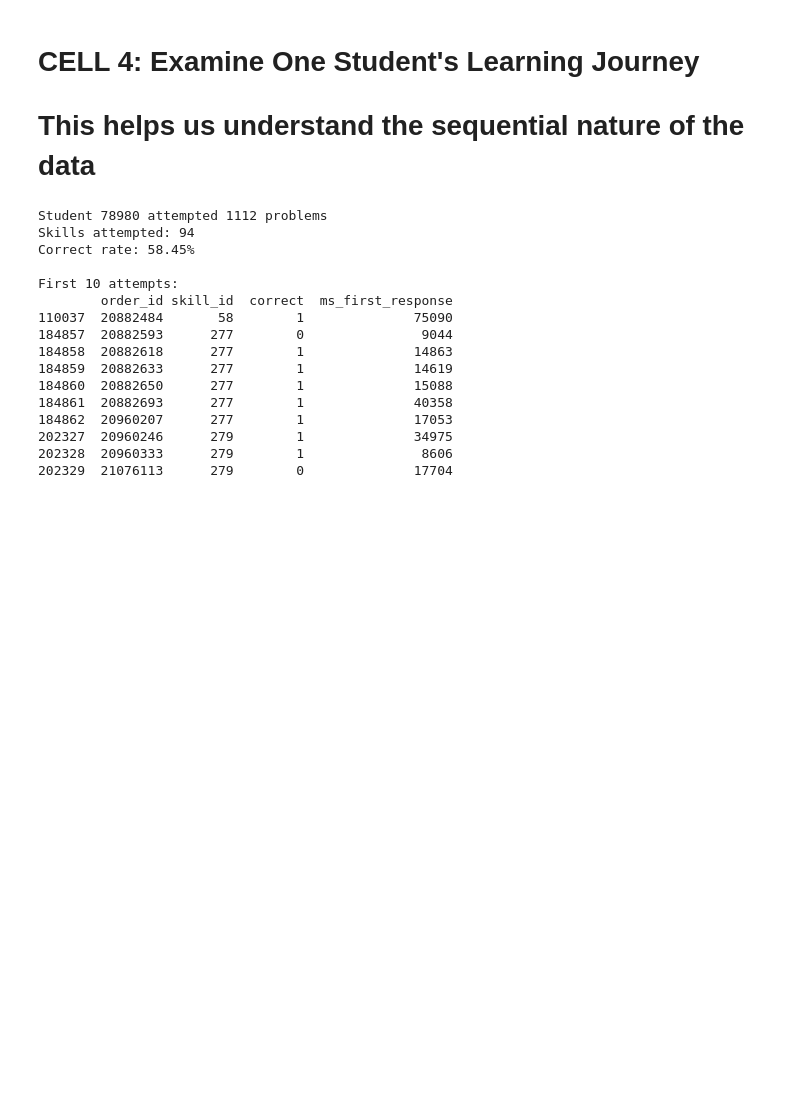
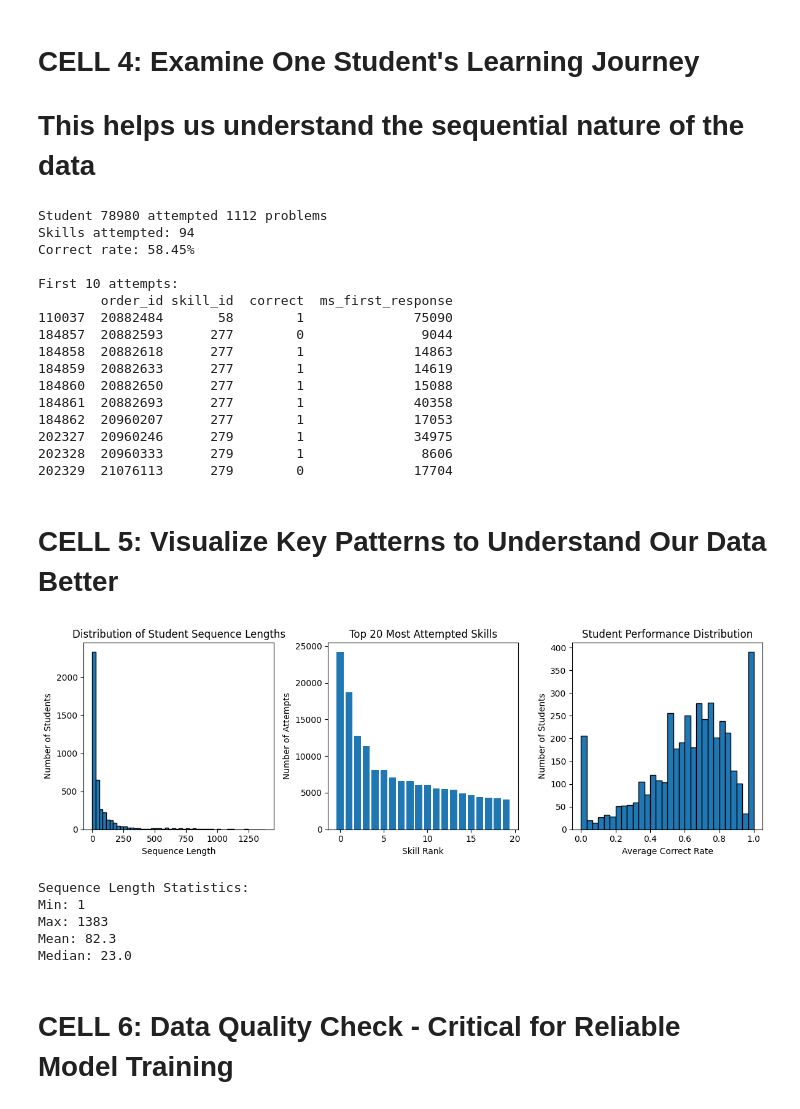
Before and after one commit to AmurdAmzer/MSCS_Thesis_Implementation_Codes, a Jupyter notebook: SAKTPaperImplementation.ipynb, the cells around one changed output. Cells and saved outputs as stored; diff of their text form; code cells hidden in the pictures; blank space fills up the shorter version.

```diff
--- a/SAKTPaperImplementation.ipynb
+++ b/SAKTPaperImplementation.ipynb
@@ -125,3 +126,64 @@ First 10 attempts:
 202327  20960246      279        1              34975
 202328  20960333      279        1               8606
 202329  21076113      279        0              17704
+# %% [markdown]
+# CELL 5: Visualize Key Patterns to Understand Our Data Better
+# %%
+# CELL 5: Visualize Key Patterns to Understand Our Data Better
+
+# Calculate sequence length for each student (how many problems each student attempted)
+seq_lengths = df.groupby('user_id').size()
+
+# Create figure with 3 subplots side by side
+plt.figure(figsize=(12, 4))
+
+# SUBPLOT 1: Distribution of Student Sequence Lengths
+plt.subplot(1, 3, 1)
+# Create histogram with 50 bins and black edges for clarity
+plt.hist(seq_lengths, bins=50, edgecolor='black')
+plt.xlabel('Sequence Length')
+plt.ylabel('Number of Students')
+plt.title('Distribution of Student Sequence Lengths')
+# This shows us if we have enough data per student for SAKT
+
+# SUBPLOT 2: Most Attempted Skills
+plt.subplot(1, 3, 2)
+# Count attempts per skill and get top 20
+skill_attempts = df['skill_id'].value_counts().head(20)
+# Create bar plot with rank on x-axis
+plt.bar(range(len(skill_attempts)), skill_attempts.values)
+plt.xlabel('Skill Rank')
+plt.ylabel('Number of Attempts')
+plt.title('Top 20 Most Attempted Skills')
+# This shows if some skills dominate the dataset
+
+# SUBPLOT 3: Student Performance Distribution
+plt.subplot(1, 3, 3)
+# Calculate average correct rate for each student
+student_performance = df.groupby('user_id')['correct'].mean()
+# Create histogram of performance
+plt.hist(student_performance, bins=30, edgecolor='black')
+plt.xlabel('Average Correct Rate')
+plt.ylabel('Number of Students')
+plt.title('Student Performance Distribution')
+# This shows the overall difficulty level
+
+# Adjust spacing between subplots
+plt.tight_layout()
+plt.show()
+
+# Print summary statistics for sequence lengths
+print(f"\nSequence Length Statistics:")
+print(f"Min: {seq_lengths.min()}")
+print(f"Max: {seq_lengths.max()}")
+print(f"Mean: {seq_lengths.mean():.1f}")
+print(f"Median: {seq_lengths.median():.1f}")
+# %% [output]
+[figure, added]
+Sequence Length Statistics:
+Min: 1
+Max: 1383
+Mean: 82.3
+Median: 23.0
+# %% [markdown]
+# CELL 6: Data Quality Check - Critical for Reliable Model Training
```
Also changed, not shown: parts of 3 cells of this notebook.
